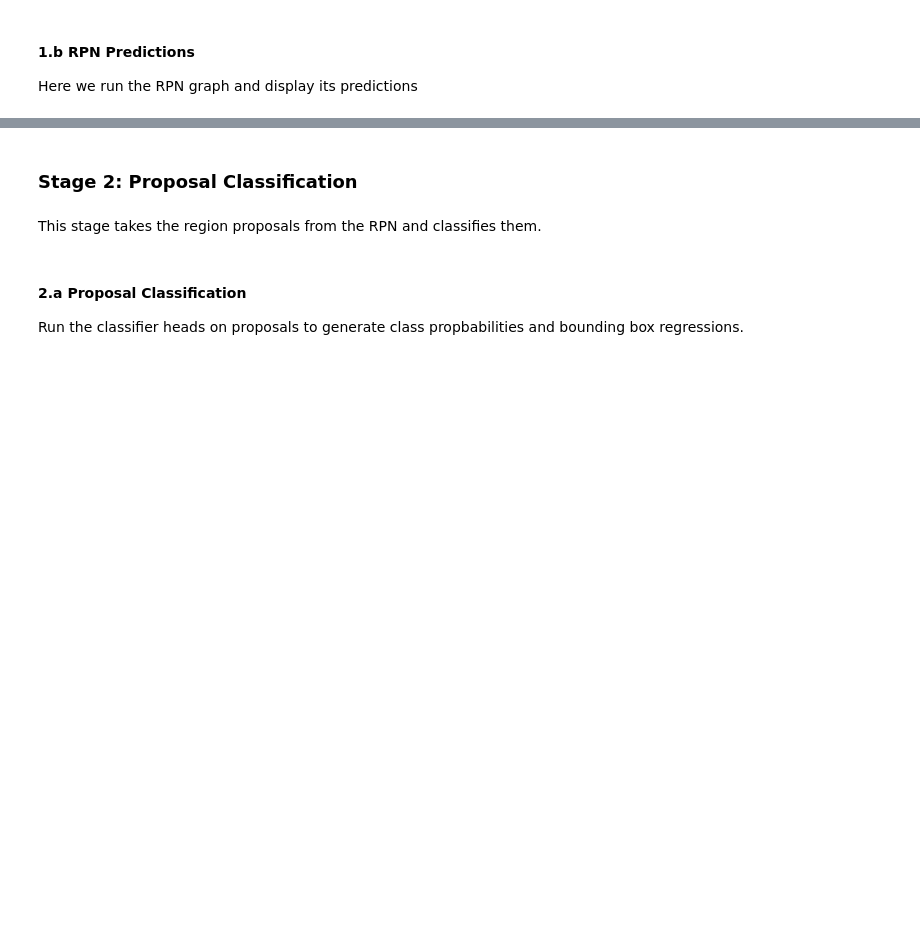
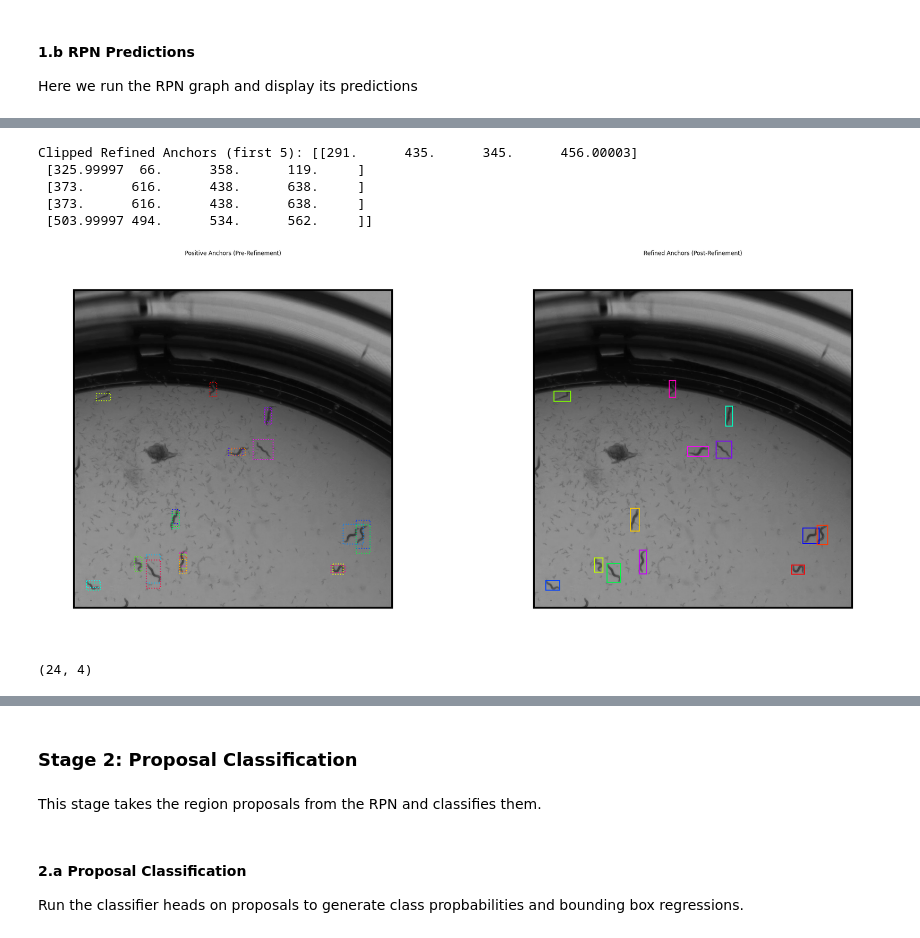
Before and after one commit to imke-schwenke/InstanceSegmentation, a Jupyter notebook: inspect_model.ipynb, the cells around one changed output, grey strips where cells are left out. Saved outputs shown, nothing was run; the diff lists cells and outputs as text; code cells hidden in the pictures; blank space fills up the shorter version.

```diff
--- a/inspect_model.ipynb
+++ b/inspect_model.ipynb
@@ -296,10 +330,0 @@ visualize.draw_boxes(image, boxes=anchors[sorted_anchor_ids[:limit]], ax=get_ax(
-# %%
-# Show top anchors with refinement. Then with clipping to image boundaries
-limit = 50
-ax = get_ax(1, 2)
-pre_nms_anchors = utils.denorm_boxes(rpn["pre_nms_anchors"][0], image.shape[:2])
-refined_anchors = utils.denorm_boxes(rpn["refined_anchors"][0], image.shape[:2])
-refined_anchors_clipped = utils.denorm_boxes(rpn["refined_anchors_clipped"][0], image.shape[:2])
-visualize.draw_boxes(image, boxes=pre_nms_anchors[:limit],
-                     refined_boxes=refined_anchors[:limit], ax=ax[0])
-visualize.draw_boxes(image, refined_boxes=refined_anchors_clipped[:limit], ax=ax[1])
@@ -307,0 +356,46 @@ visualize.draw_boxes(image, refined_boxes=refined_anchors_clipped[:limit], ax=ax
+# %%
+def clip_boxes(boxes, shape):
+    """Clip boxes to image boundaries."""
+    # Clip y1, y2, x1, x2
+    boxes[:, 0] = np.maximum(np.minimum(boxes[:, 0], shape[0] - 1), 0)
+    boxes[:, 1] = np.maximum(np.minimum(boxes[:, 1], shape[1] - 1), 0)
+    boxes[:, 2] = np.maximum(np.minimum(boxes[:, 2], shape[0] - 1), 0)
+    boxes[:, 3] = np.maximum(np.minimum(boxes[:, 3], shape[1] - 1), 0)
+    return boxes
+
+# Apply clipping to refined anchors
+clipped_refined_anchors = clip_boxes(refined_anchors, image.shape)
+print("Clipped Refined Anchors (first 5):", clipped_refined_anchors[:5])
+# %% [output]
+Clipped Refined Anchors (first 5): [[291.      435.      345.      456.00003]
+ [325.99997  66.      358.      119.     ]
+ [373.      616.      438.      638.     ]
+ [373.      616.      438.      638.     ]
+ [503.99997 494.      534.      562.     ]]
+# %%
+# Visualize the refined anchors after clipping
+limit = 50  # Set a limit for the number of anchors to display
+ax = get_ax(1, 2)
+
+# Visualize original anchors (before deltas)
+visualize.draw_boxes(image,
+                     boxes=positive_anchors[:limit],
+                     refined_boxes=None,
+                     title="Positive Anchors (Pre-Refinement)",
+                     ax=ax[0])
+
+# Visualize refined anchors (after deltas)
+visualize.draw_boxes(image,
+                     boxes=None,
+                     refined_boxes=clipped_refined_anchors,
+                     title="Refined Anchors (Post-Refinement)",
+                     ax=ax[1])
+
+# Show the plot
+plt.show()
+# %% [output]
+[figure, added]
+# %%
+print(clipped_refined_anchors.shape)
+# %% [output]
+(24, 4)
```
Also changed, not shown: parts of 29 cells of this notebook, 15 other files.
